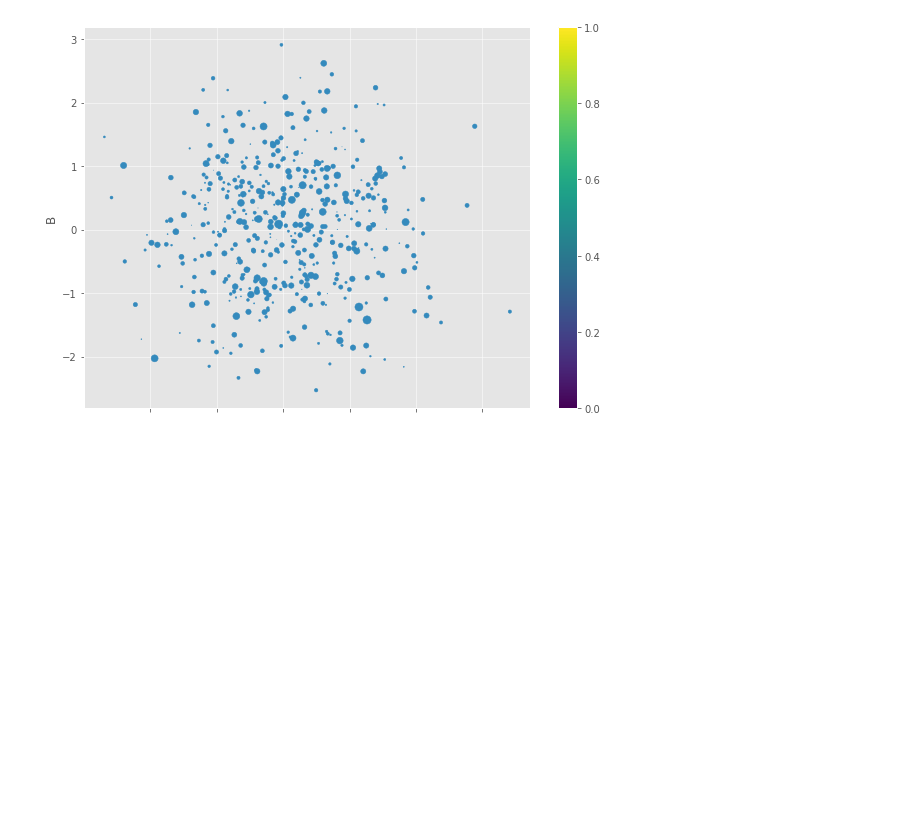
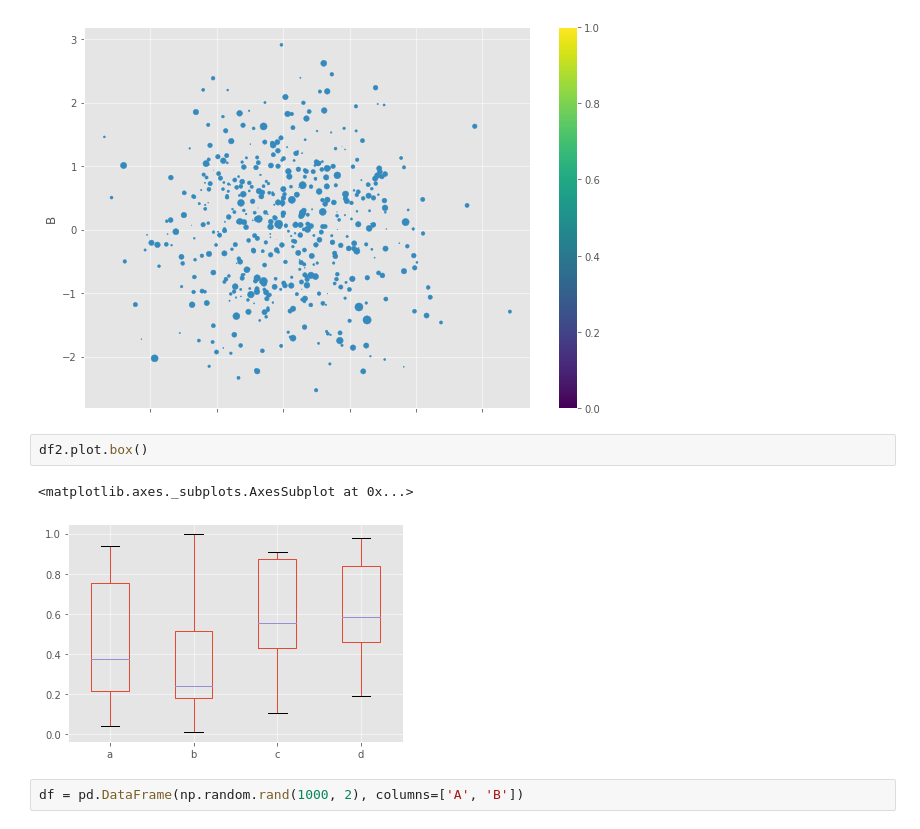
Before and after one commit to paulojuniore/DataScienceStudies, a Jupyter notebook: 3 - Visualização de Dados/Visualização de dados incorporada ao Pandas/Visualização de dados incorporada ao Pandas.ipynb, the cells around one changed output. Drawn from its saved outputs; the diff is of its cells as text; blank space fills up the shorter version.

```diff
--- a/3 - Visualização de Dados/Visualização de dados incorporada ao Pandas/Visualização de dados incorporada ao Pandas.ipynb
+++ b/3 - Visualização de Dados/Visualização de dados incorporada ao Pandas/Visualização de dados incorporada ao Pandas.ipynb
@@ -93,3 +93,10 @@ df1.plot.scatter(x='A', y='B', s=df1['C'] * 20, figsize=(10,7), cmap='inferno')
 # %% [output]
 <matplotlib.axes._subplots.AxesSubplot at 0x...>
 [figure]
+# %%
+df2.plot.box()
+# %% [output]
+<matplotlib.axes._subplots.AxesSubplot at 0x...>
+[figure, added]
+# %%
+df = pd.DataFrame(np.random.rand(1000, 2), columns=['A', 'B'])
```
Also changed, not shown: parts of 3 cells of this notebook.
